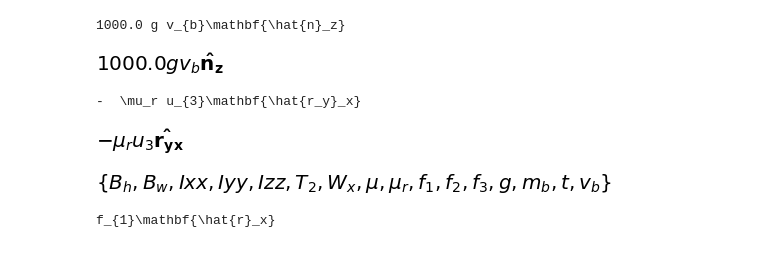
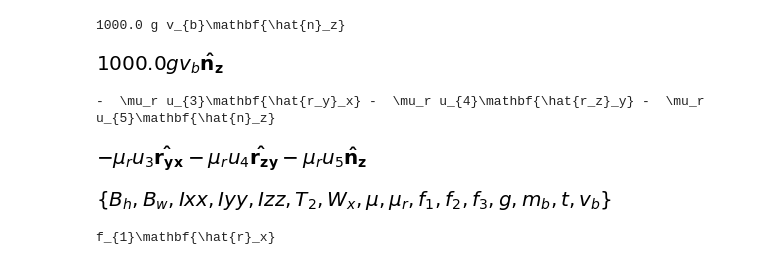
Before and after one commit to UnderwaterROV/underwaterrov, a Jupyter notebook: notebooks/openrov_sim.ipynb, the cells around one changed output. Drawn from its saved outputs; the diff is of its cells as text; code cells hidden in the pictures.

```diff
--- a/notebooks/openrov_sim.ipynb
+++ b/notebooks/openrov_sim.ipynb
@@ -161,13 +161,15 @@ mprint(Fb)
 [figure]
 # %%
 #### adding dumping Torqe for each rotation
-T_z=(Rz,-u[3+2]*N.z*mu_r) #rotaional dumping Torqe
-T_y=(Ry,-u[3+1]*Rz.y*mu_r) #rotaional dumping Torqe
-T_x=(R,-u[3+0]*Ry.x*mu_r) #rotaional dumping Torqe
-mprint(T_x[1])
+
+#T_z=(Rz,-u[3+2]*N.z*mu_r) #rotaional dumping Torqe
+#T_y=(Ry,-u[3+1]*Rz.y*mu_r) #rotaional dumping Torqe
+#T_x=(R,-u[3+0]*Ry.x*mu_r) #rotaional dumping Torqe
+T = (R, -(u[3+0]*Ry.x+u[3+1]*Rz.y+u[3+2]*N.z)*mu_r)
+mprint(T[1])
 # %% [output]
--  \mu_r u_{3}\mathbf{\hat{r_y}_x}
+-  \mu_r u_{3}\mathbf{\hat{r_y}_x} -  \mu_r u_{4}\mathbf{\hat{r_z}_y} -  \mu_r u_{5}\mathbf{\hat{n}_z}
-[figure, old version]
+[figure, new version]
 # %%
 kane = me.KanesMethod(N, q_ind=q, u_ind=u, kd_eqs=kin_diff)
 # %%
```
Also changed, not shown: parts of 4 cells of this notebook.
